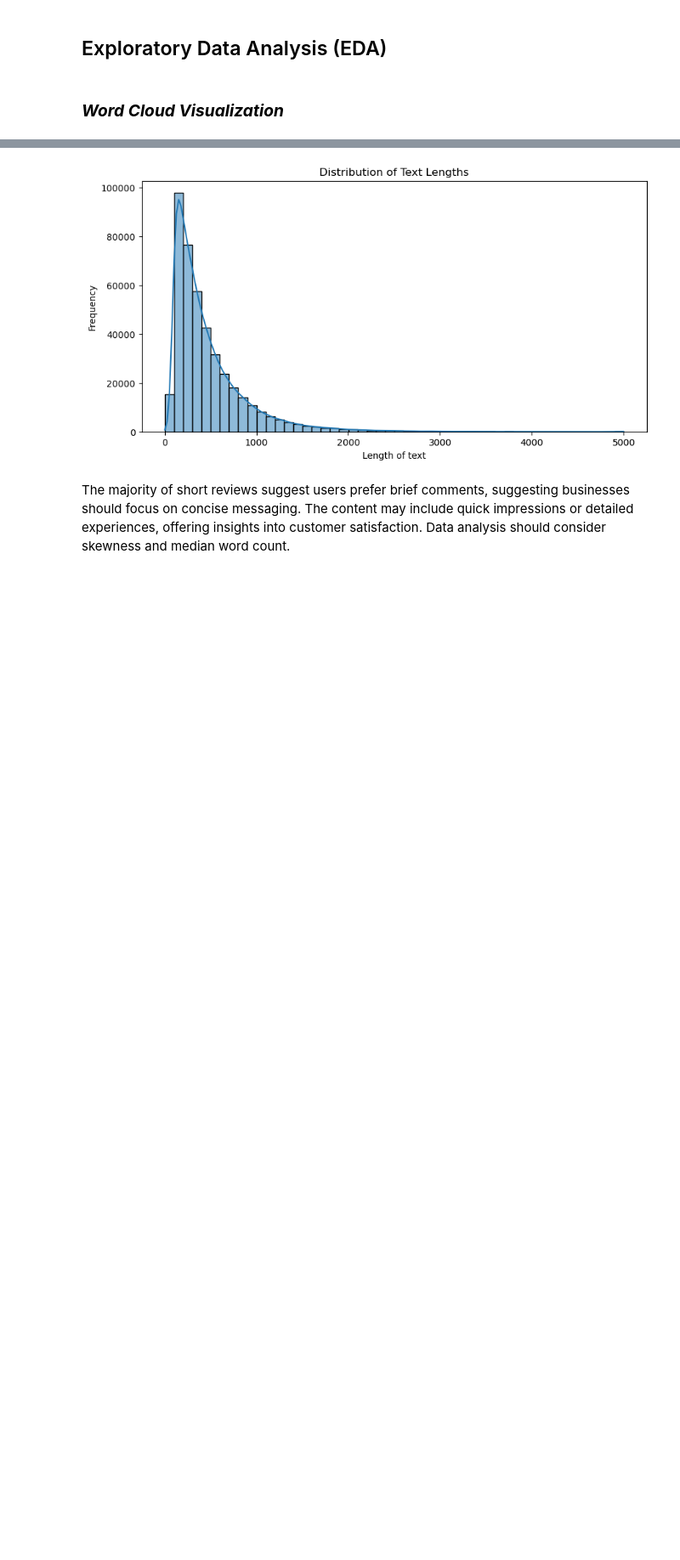
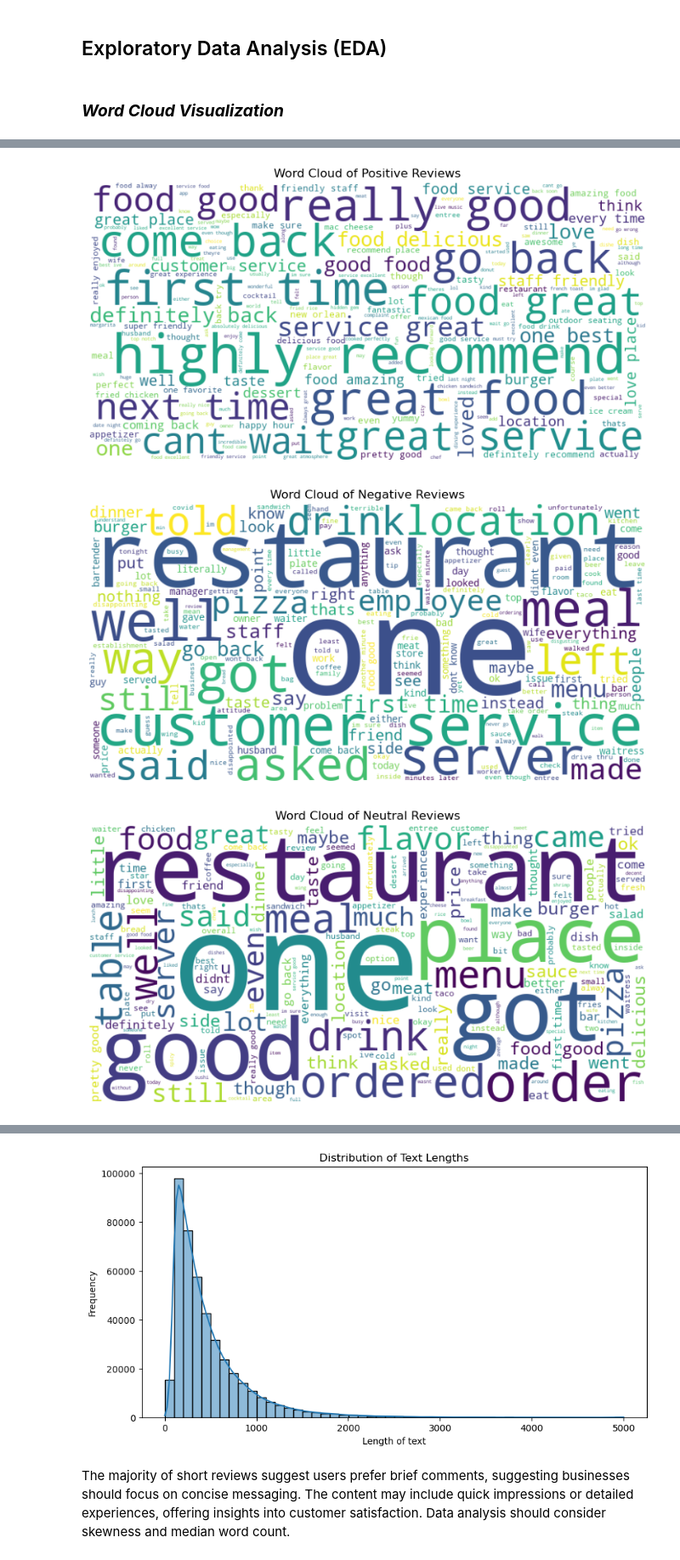
Before and after one commit to ggeorgekkariuki/Sentiment-Analysis, a Jupyter notebook: index.ipynb, the cells around one changed output, grey strips where cells are left out. Shown at 85% size. Cells and saved outputs as stored; diff of their text form; code cells hidden in the pictures; blank space fills up the shorter version.

```diff
--- a/index.ipynb
+++ b/index.ipynb
@@ -312,0 +301,13 @@ The word cloud suggests that customers generally have a positive experience, wit
+# %%
+# Generate separate word clouds for positive, negative and neutral sentiments if labeled
+sentiments = {'positive': 'Positive', 'negative': 'Negative', "neutral":"Neutral"}
+for sentiment, label in sentiments.items():
+    reviews = ' '.join(df[df['review_category'] == sentiment]['text'].dropna())
+    if reviews:
+        generate_wordcloud(reviews, f'Word Cloud of {label.title()} Reviews')
+    else:
+        print(f"No {label.lower()} reviews available for the word cloud.")
+# %% [output]
+[figure, added]
+[figure, added]
+[figure, added]
```
Also changed, not shown: parts of 23 cells of this notebook.
